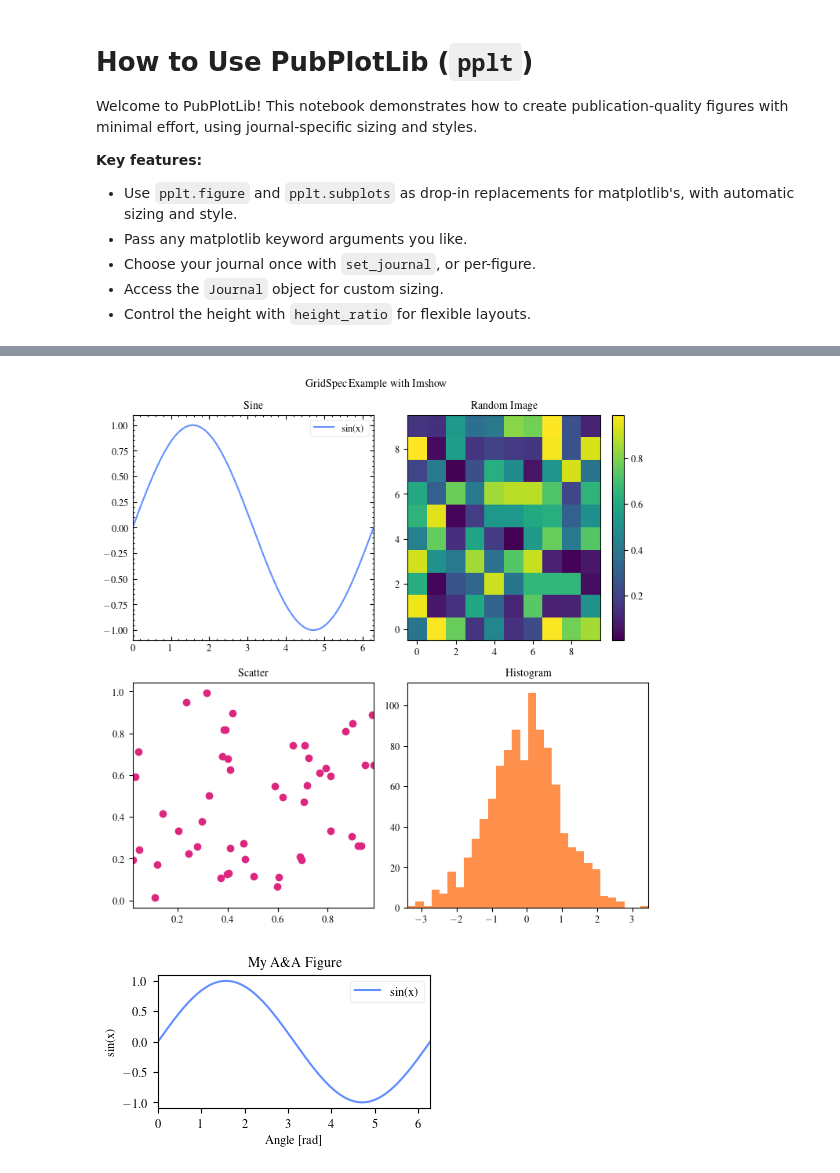
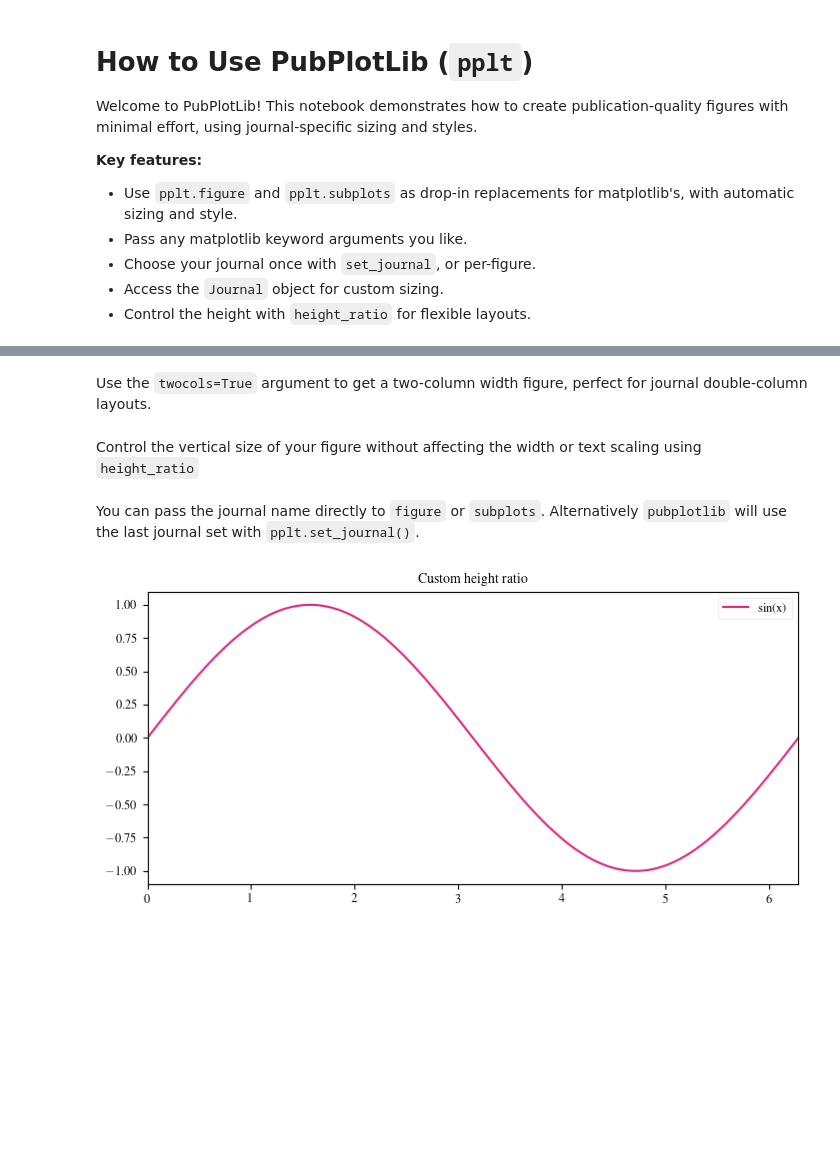
Before and after one commit to pier-astro/PubPlot, a Jupyter notebook: examples/HowToUse.ipynb, the cells around one changed output, grey strips where cells are left out. Saved outputs shown, nothing was run; the diff lists cells and outputs as text; code cells hidden in the pictures; blank space fills up the shorter version.

```diff
--- a/examples/HowToUse.ipynb
+++ b/examples/HowToUse.ipynb
@@ -141,51 +38,14 @@ plt.show()
-# %%
-# Create figure with GridSpec
-fig = pplt.figure(twocols=True, height_ratio=1)
-gs = gridspec.GridSpec(2, 2, figure=fig)
-
-# First subplot: line plot
-ax1 = fig.add_subplot(gs[0, 0])
-x = np.linspace(0, 2 * np.pi, 200)
-ax1.plot(x, np.sin(x), label='sin(x)')
-ax1.set_title('Sine')
-ax1.legend()
-pplt.set_ticks(ax1)
-
-# Second subplot: imshow
-ax2 = fig.add_subplot(gs[0, 1])
-data = np.random.rand(10, 10)
-im = ax2.imshow(data, cmap='viridis', aspect='auto')
-ax2.set_title('Random Image')
-fig.colorbar(im, ax=ax2)
-
-# Third subplot: scatter
-ax3 = fig.add_subplot(gs[1, 0])
-ax3.scatter(np.random.rand(50), np.random.rand(50), c='C2')
-ax3.set_title('Scatter')
-
-# Fourth subplot: histogram
-ax4 = fig.add_subplot(gs[1, 1])
-ax4.hist(np.random.randn(1000), bins=30, color='C3', alpha=0.7)
-ax4.set_title('Histogram')
-
-fig.suptitle('GridSpec Example with Imshow')
-plt.tight_layout()
-plt.show()
-# %% [output]
-[figure, removed]
-# %%
-journal = pplt.get_journal()
-plt.figure(figsize=(journal.onecol, journal.onecol/pplt.golden))
-
-x = np.linspace(0, 2 * np.pi, 200)
-y = np.sin(x)
-
-plt.plot(x, y, label='sin(x)')
-plt.xlabel('Angle [rad]')
-plt.ylabel('sin(x)')
-plt.title('My A\&A Figure')
-plt.legend()
-
-plt.show()
-# %% [output]
-[figure, removed]
+# %% [markdown]
+Use the `twocols=True` argument to get a two-column width figure, perfect for journal double-column layouts.
+# %% [markdown]
+Control the vertical size of your figure without affecting the width or text scaling using `height_ratio`
+# %% [markdown]
+You can pass the journal name directly to `figure` or `subplots`. Alternatively `pubplotlib` will use the last journal set with `pplt.set_journal()`.
+# %%
+fig, ax = pplt.subplots(journal='aanda', twocols=True, height_ratio=0.5)
+ax.plot(x, y, color='C2', label='sin(x)')
+ax.set_title('Custom height ratio')
+ax.legend()
+plt.show()
+# %% [output]
+[figure, added]
```
Also changed, not shown: parts of 29 cells of this notebook, 9 other files.
